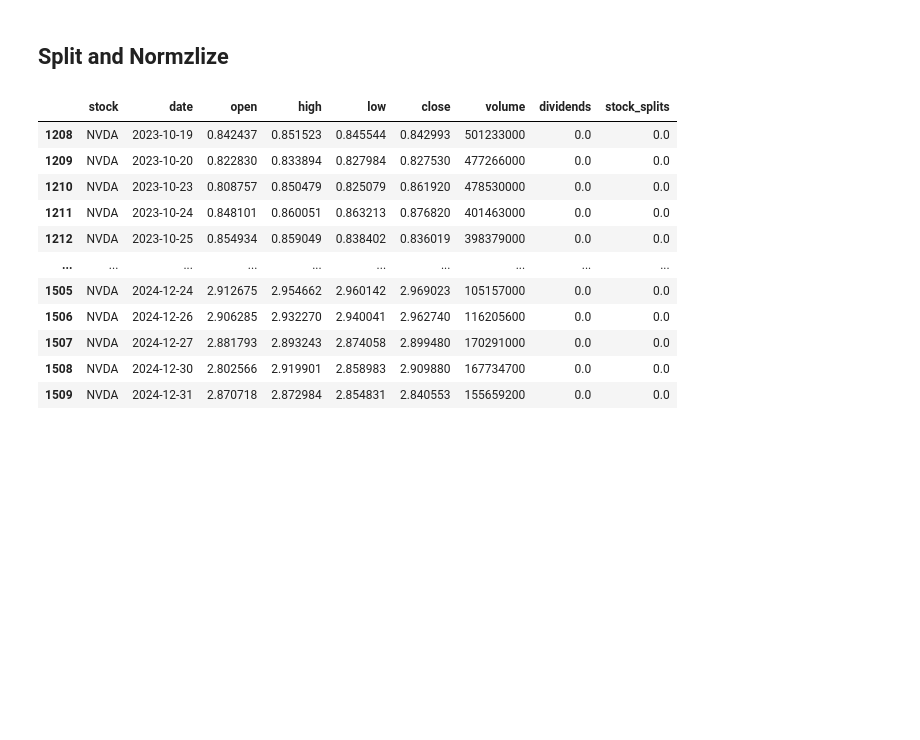
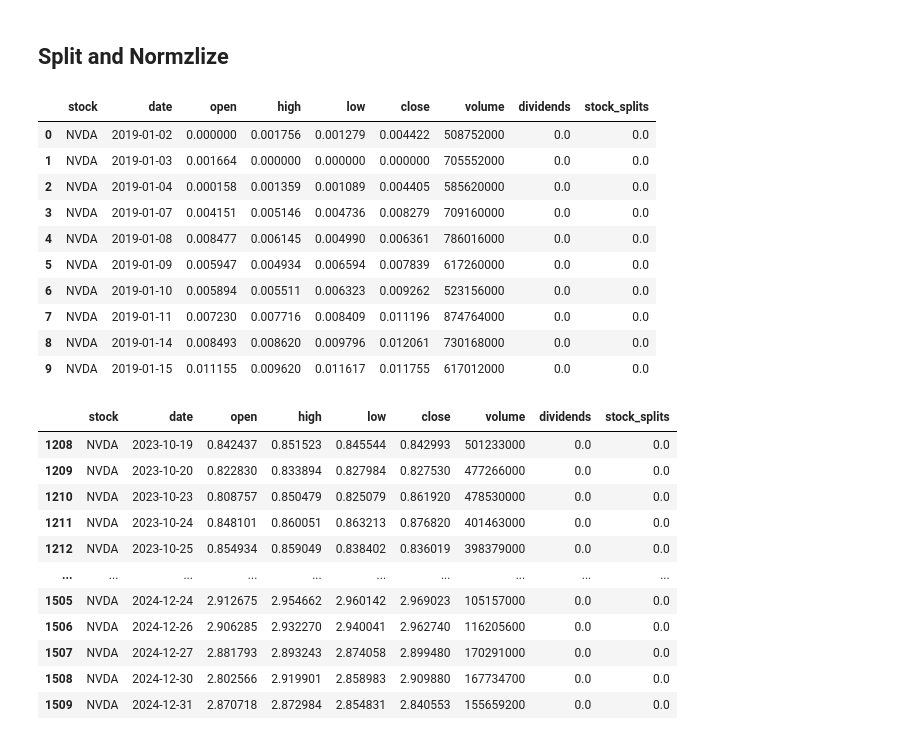
Before and after one commit to kakubicki/stock-forecast, a Jupyter notebook: stock_forecast.ipynb, the cells around one changed output. Drawn from its saved outputs; the diff is of its cells as text; code cells hidden in the pictures; blank space fills up the shorter version.

```diff
--- a/stock_forecast.ipynb
+++ b/stock_forecast.ipynb
@@ -225,6 +225,20 @@ def normalize_data(train_data, validation_data):
 train_df_test, validation_df_test = split_data(df_test)
 # %%
 train_df_test_scaled, validation_df_test_scaled, scaler = normalize_data(train_df_test, validation_df_test)
+# %%
+train_df_test_scaled.head(10)
+# %% [output]
+|  | stock | date | open | high | low | close | volume | dividends | stock_splits |
+| 0 | NVDA | 2019-01-02 | 0.000000 | 0.001756 | 0.001279 | 0.004422 | 508752000 | 0.0 | 0.0 |
+| 1 | NVDA | 2019-01-03 | 0.001664 | 0.000000 | 0.000000 | 0.000000 | 705552000 | 0.0 | 0.0 |
+| 2 | NVDA | 2019-01-04 | 0.000158 | 0.001359 | 0.001089 | 0.004405 | 585620000 | 0.0 | 0.0 |
+| 3 | NVDA | 2019-01-07 | 0.004151 | 0.005146 | 0.004736 | 0.008279 | 709160000 | 0.0 | 0.0 |
+| 4 | NVDA | 2019-01-08 | 0.008477 | 0.006145 | 0.004990 | 0.006361 | 786016000 | 0.0 | 0.0 |
+| 5 | NVDA | 2019-01-09 | 0.005947 | 0.004934 | 0.006594 | 0.007839 | 617260000 | 0.0 | 0.0 |
+| 6 | NVDA | 2019-01-10 | 0.005894 | 0.005511 | 0.006323 | 0.009262 | 523156000 | 0.0 | 0.0 |
+| 7 | NVDA | 2019-01-11 | 0.007230 | 0.007716 | 0.008409 | 0.011196 | 874764000 | 0.0 | 0.0 |
+| 8 | NVDA | 2019-01-14 | 0.008493 | 0.008620 | 0.009796 | 0.012061 | 730168000 | 0.0 | 0.0 |
+| 9 | NVDA | 2019-01-15 | 0.011155 | 0.009620 | 0.011617 | 0.011755 | 617012000 | 0.0 | 0.0 |
 # %%
 validation_df_test_scaled
 # %% [output]
```
Also changed, not shown: parts of 6 cells of this notebook.
